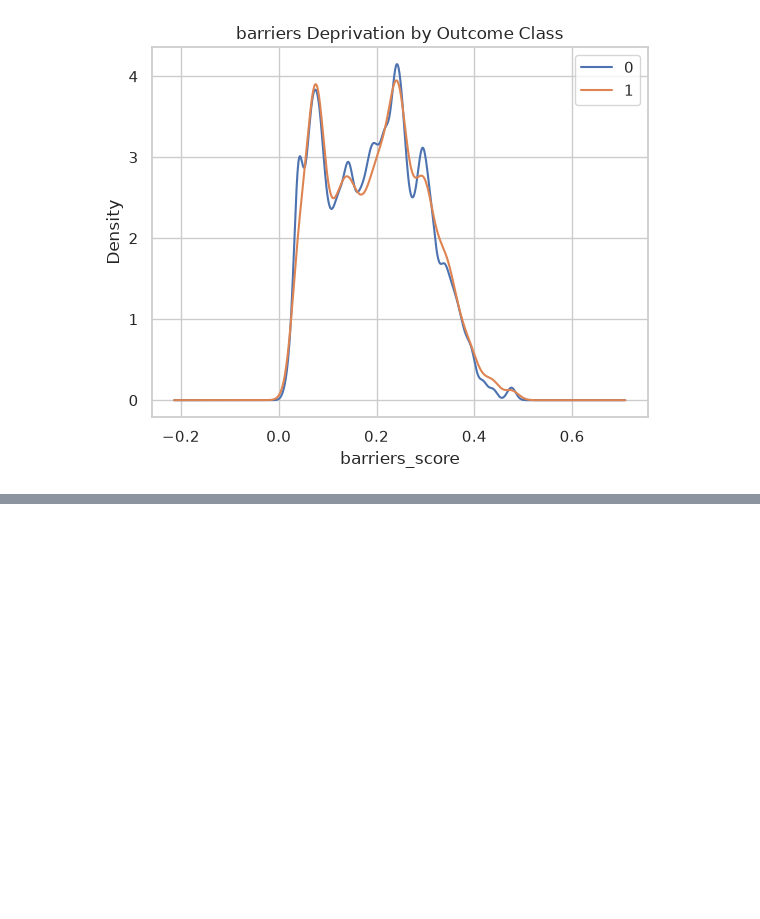
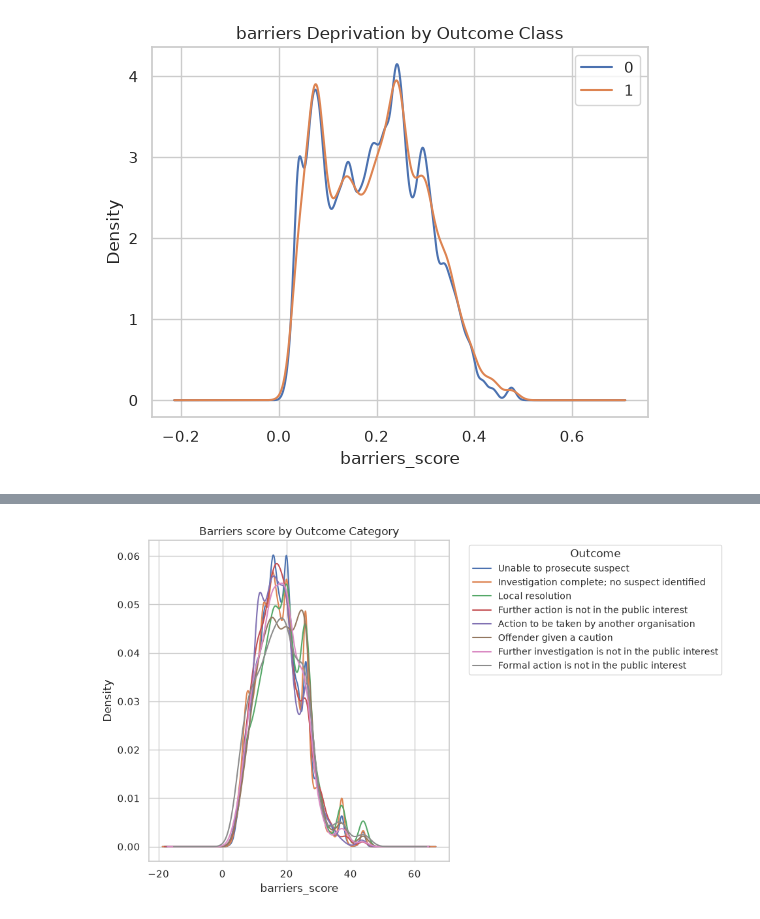
Before and after one commit to AnupmaDS1/Xmus-Jaxon-Flaxon-Waxon, a Jupyter notebook: Notebooks/04_EDA_2.ipynb, the cells around one changed output, grey strips where cells are left out. Cells and saved outputs as stored; diff of their text form; code cells hidden in the pictures; blank space fills up the shorter version.

```diff
--- a/Notebooks/04_EDA_2.ipynb
+++ b/Notebooks/04_EDA_2.ipynb
@@ -36,0 +55,23 @@ plt.show()
+# %%
+#KDE
+
+
+import matplotlib.pyplot as plt
+
+counts = model_df_binary['last_outcome_category'].value_counts()
+valid_categories = counts[counts >= 30].index
+
+plt.figure(figsize=(10, 6))  # wider figure to accommodate the side legend
+
+for outcome in valid_categories:
+    subset = model_df_binary[model_df_binary['last_outcome_category'] == outcome]
+    subset['barriers_score'].plot(kind='kde', label=outcome)
+
+plt.xlabel('barriers_score')
+plt.ylabel('Density')
+plt.title('Barriers score by Outcome Category')
+plt.legend(title='Outcome', bbox_to_anchor=(1.05, 1), loc='upper left', fontsize='small')
+plt.tight_layout()
+plt.show()
+# %% [output]
+[figure, added]
```
Also changed, not shown: parts of 4 cells of this notebook, 1 other file.
